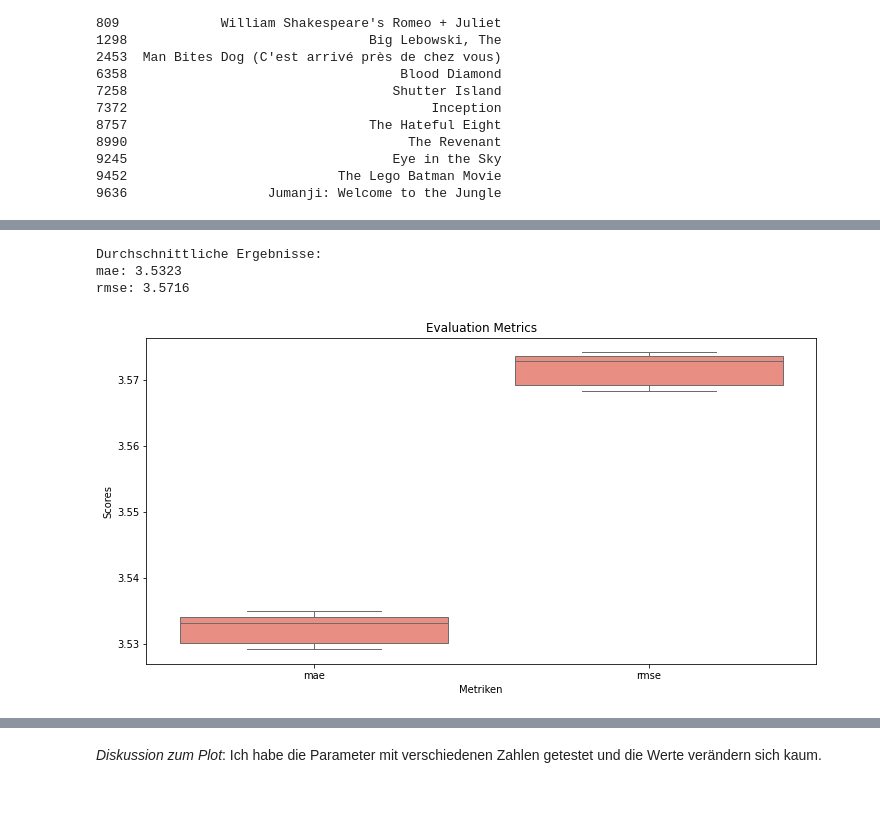
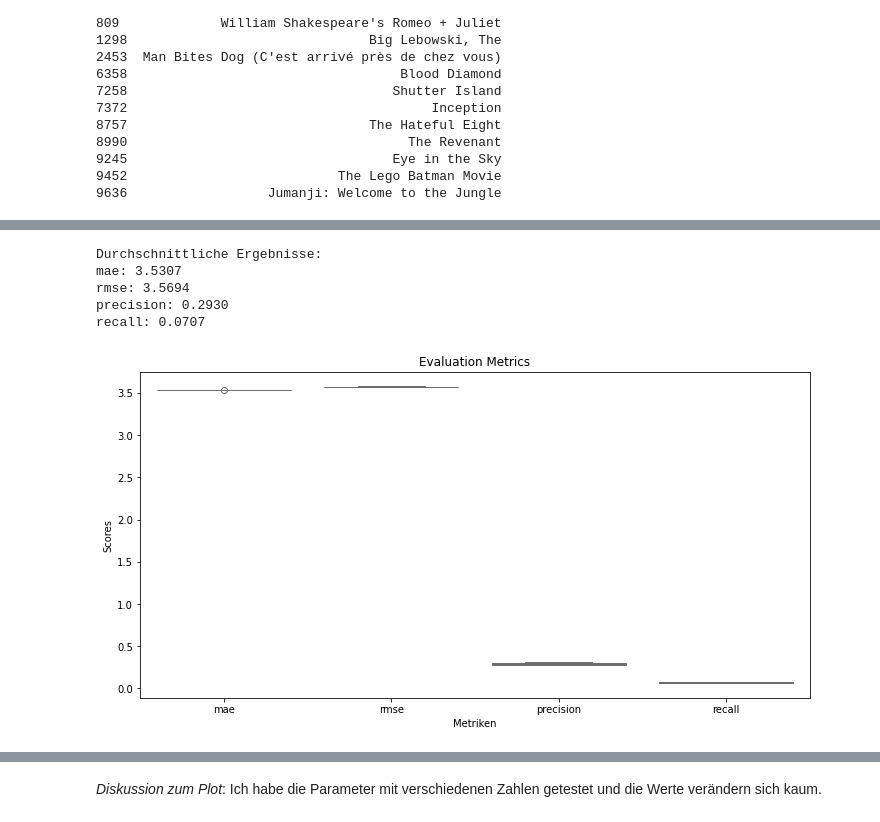
Before and after one commit to ChantalGisler/Recommender-Systems, a Jupyter notebook: RSY_ MiniChallenge_FS24.ipynb, the cells around one changed output, grey strips where cells are left out. Saved outputs shown, nothing was run; the diff lists cells and outputs as text; code cells hidden in the pictures.

```diff
--- a/RSY_ MiniChallenge_FS24.ipynb
+++ b/RSY_ MiniChallenge_FS24.ipynb
@@ -983,7 +975,7 @@ Note: For the last two see https://medium.com/@m_n_malaeb/recall-and-precision-a
 # %% [markdown]
 Erklärung für mich: Bei der Cross Validation werden die Daten der Matrix in mehrere Teile aufgeteilt und durch das Modell laufen lassen. Hier machen wir das 5x damit Overfitting vermieden werden kann und man die Parameter einstellen kann. Das heisst, die Cross validation wird für jeden dieser 5 Folds durchgeführt und man bekommt 5 verschiedene Werte. Damit ich etwas mit diesen Werten anfangen kann, stelle ich sie in einem Plot dar.
 # %%
-# nächster Versuch: Funktion schreiben, bei der zuerst die User-Item-Matrix in Train und Test gesplittet wird.
+# Erster Versuch: Funktion schreiben, bei der zuerst die User-Item-Matrix in Train und Test gesplittet wird.
 # Dann durch ein Modell laufen lassen und die Scores berechnen
 def calculate_mae(predictions, true_ratings, mask):
     errors = predictions[mask] - true_ratings[mask]
@@ -1016,6 +1008,10 @@ def calculate_recall(predictions, true_ratings, n=15, threshold=3.5):
         recall = selected_relevant.sum() / relevant_items.sum() if relevant_items.sum() > 0 else 0
         recall_scores.append(recall)
     return np.mean(recall_scores)
+
+def evaluate_predictions(self, predictions, mask):
+        if 'rmse' in self.metrics:
+            self.results['rmse'].append(self.calculate_rmse(predictions, self.matrix, mask))
 
 def evaluation_loop(matrix, num_iterations=5):
     mae_scores = []
@@ -1177,6 +1173,16 @@ class RecommenderEvaluator:
             recall_scores.append(recall)
         return np.mean(recall_scores)
 
+    def evaluate_predictions(self, predictions, mask):
+        if 'mae' in self.metrics:
+            self.results['mae'].append(self.calculate_mae(predictions, self.matrix, mask))
+        if 'rmse' in self.metrics:
+            self.results['rmse'].append(self.calculate_rmse(predictions, self.matrix, mask))
+        if 'precision' in self.metrics:
+            self.results['precision'].append(self.calculate_precision(predictions, self.matrix))
+        if 'recall' in self.metrics:
+            self.results['recall'].append(self.calculate_recall(predictions, self.matrix))
+
     def evaluation_loop(self):
         for _ in range(self.num_iterations):
             mask = np.random.rand(*self.matrix.shape) < self.test_ratio
@@ -2379,3 +2492,15 @@ Empfohlene Filme für Benutzer 2:
 9245                                  Eye in the Sky
 9452                           The Lego Batman Movie
 9636                  Jumanji: Welcome to the Jungle
+# %%
+# Metriken für die kleine Matrix
+smaller_matrix_np= np.array(smaller_matrix) # Weil VS Code sonst Probleme macht
+evaluator = RecommenderEvaluator(smaller_matrix_np, metrics=["mae", "rmse", "precision", "recall"])
+evaluator.evaluation_loop()
+
+print("Durchschnittliche Ergebnisse:")
+for metric, scores in evaluator.results.items():
+    print(f"{metric}: {np.mean(scores):.4f}")
+
+# Plot
+evaluator.plot_results()
@@ -2382,23 +2514,22 @@ Empfohlene Filme für Benutzer 2:
 # %%
-# Create the RecommenderEvaluator object
+# Metriken für die grosse Matrix
 user_item_matrix_np= np.array(user_item_matrix) # Weil VS Code sonst Probleme macht
-evaluator = RecommenderEvaluator(user_item_matrix_np, metrics=["mae", "rmse"])
-
-# Evaluate the recommendations for multiple iterations
+evaluator = RecommenderEvaluator(user_item_matrix_np, metrics=["mae", "rmse", "precision", "recall"])
 evaluator.evaluation_loop()
 
-# Print the average results
 print("Durchschnittliche Ergebnisse:")
 for metric, scores in evaluator.results.items():
     print(f"{metric}: {np.mean(scores):.4f}")
 
-# Visualize the results (optional)
+# Plot
 evaluator.plot_results()
 # %% [output]
 Durchschnittliche Ergebnisse:
-mae: 3.5323
-rmse: 3.5716
+mae: 3.5307
+rmse: 3.5694
+precision: 0.2930
+recall: 0.0707
-[figure, old version]
+[figure, new version]
 # %%
 # Optimierung
 from collections import Counter
```
Also changed, not shown: parts of 19 cells of this notebook.
